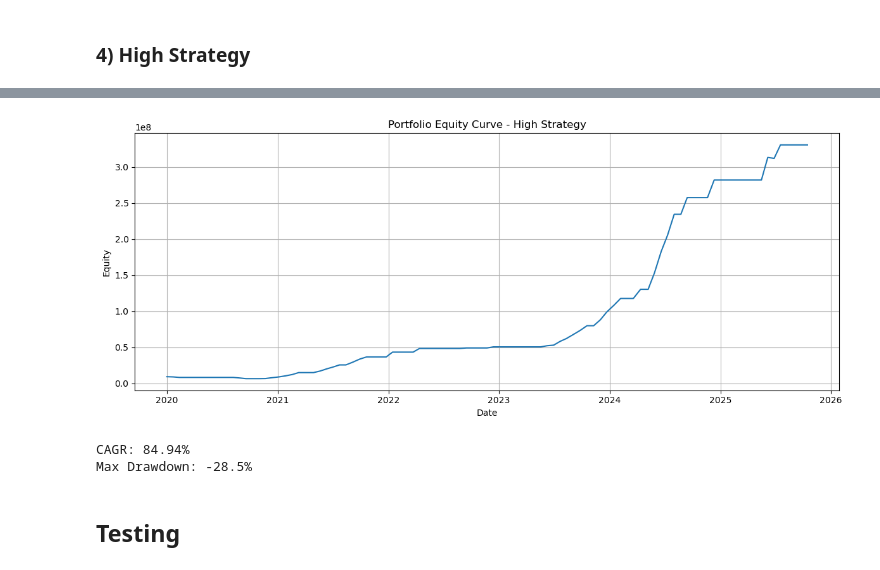
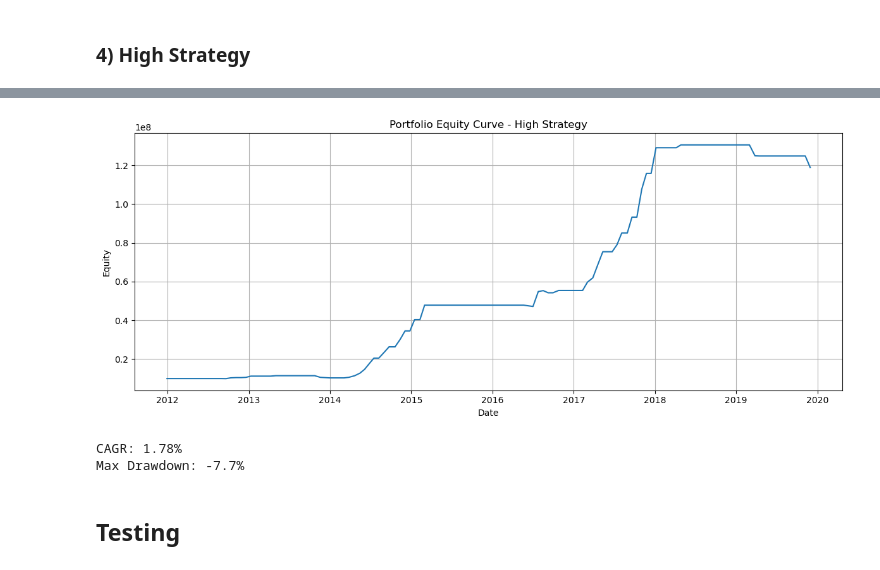
Before and after one commit to jagan010101/algo-trading, a Jupyter notebook: Algo Trading.ipynb, the cells around one changed output, grey strips where cells are left out. Cells and saved outputs as stored; diff of their text form; code cells hidden in the pictures.

```diff
--- a/Algo Trading.ipynb
+++ b/Algo Trading.ipynb
@@ -2245,6 +2263,9 @@ df_backtest = df_backtest.sort_values(["Symbol", "Date"]).reset_index(drop = Tru
 
 # Ensuring that there are no duplicate rows
 df_backtest = df_backtest.drop_duplicates(subset = ["Symbol", "Date"])
+
+# Ensuing that test data does not overflow into the train data
+train_df_backtest = df_backtest[df_backtest["Date"] < test_start_date].copy()
 # %% [markdown]
 ### 1) Master Strategy
 # %%
@@ -2377,7 +2418,7 @@ Max Drawdown: -11.0%
 # %% [markdown]
 ### 4) High Strategy
 # %%
-train_equity_high = backtest_high_strategy(df_backtest,
+train_equity_high = backtest_high_strategy(train_df_backtest,
                                            index_df,
                                            train_start_date,
                                            capital = 1_00_00_000)
@@ -2395,37 +2454,37 @@ KeyboardInterrupt:
 # %%
-equity_df = pd.DataFrame(train_equity_high, columns = ["Date", "Equity"])
-equity_df = equity_df.sort_values("Date")
-equity_df.set_index("Date", inplace = True)
+train_high_results = pd.DataFrame(train_equity_high, columns = ["Date", "Equity"])
+train_high_results = train_high_results.sort_values("Date")
+train_high_results.set_index("Date", inplace = True)
 
 plt.figure(figsize = (12,5))
-plt.plot(equity_df.index, equity_df["Equity"])
+plt.plot(train_high_results.index, train_high_results["Equity"])
 
 plt.title("Portfolio Equity Curve - High Strategy")
 plt.xlabel("Date")
 plt.ylabel("Equity")
 
 plt.grid(True)
 
 plt.tight_layout()
 plt.show()
 # %% [output]
-[figure, old version]
+[figure, new version]
 # %%
-start_val = equity_df["Equity"].iloc[0]
-end_val   = equity_df["Equity"].iloc[-1]
+start_val = train_high_results["Equity"].iloc[0]
+end_val   = train_high_results["Equity"].iloc[-1]
 
-years = (equity_df.index[-1] - equity_df.index[0]).days / 365
+years = (train_high_results.index[-1] - train_high_results.index[0]).days / 365
 CAGR = round(100 * ((end_val / start_val) ** (1/ years) - 1), 2)
 
-running_max = equity_df["Equity"].cummax()
-drawdown = (equity_df["Equity"] - running_max) / running_max
+running_max = train_high_results["Equity"].cummax()
+drawdown = (train_high_results["Equity"] - running_max) / running_max
 max_dd = drawdown.min()
 
 print(f"CAGR: {CAGR}%")
 print(f"Max Drawdown: {round(100 * max_dd, 1)}%")
 # %% [output]
-CAGR: 84.94%
-Max Drawdown: -28.5%
+CAGR: 1.78%
+Max Drawdown: -7.7%
 # %% [markdown]
 ## Testing
 # %% [markdown]
```
Also changed, not shown: parts of 30 cells of this notebook.
